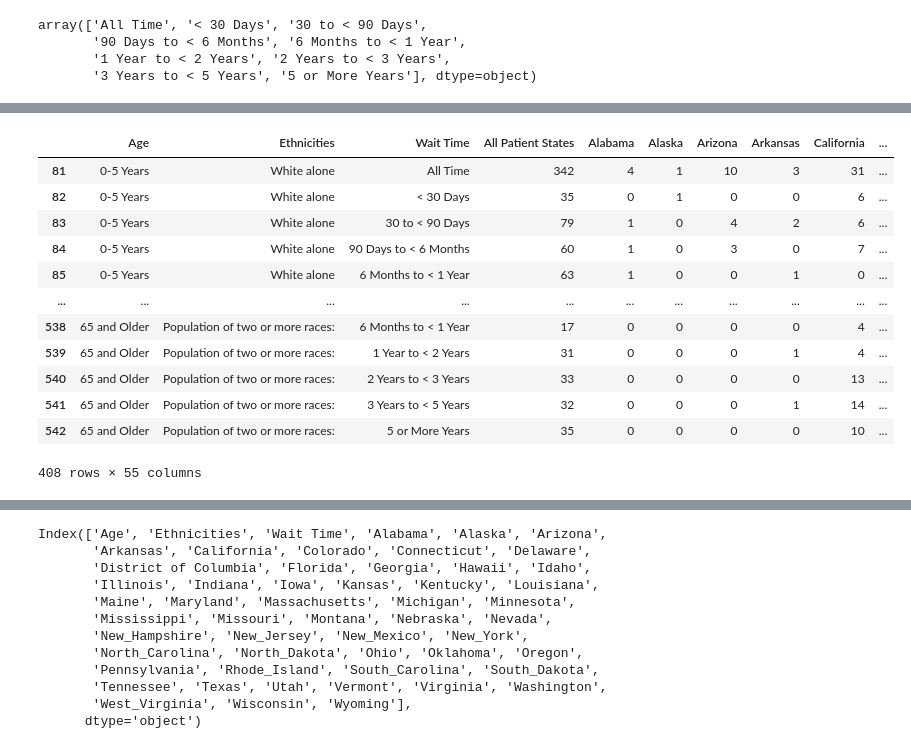
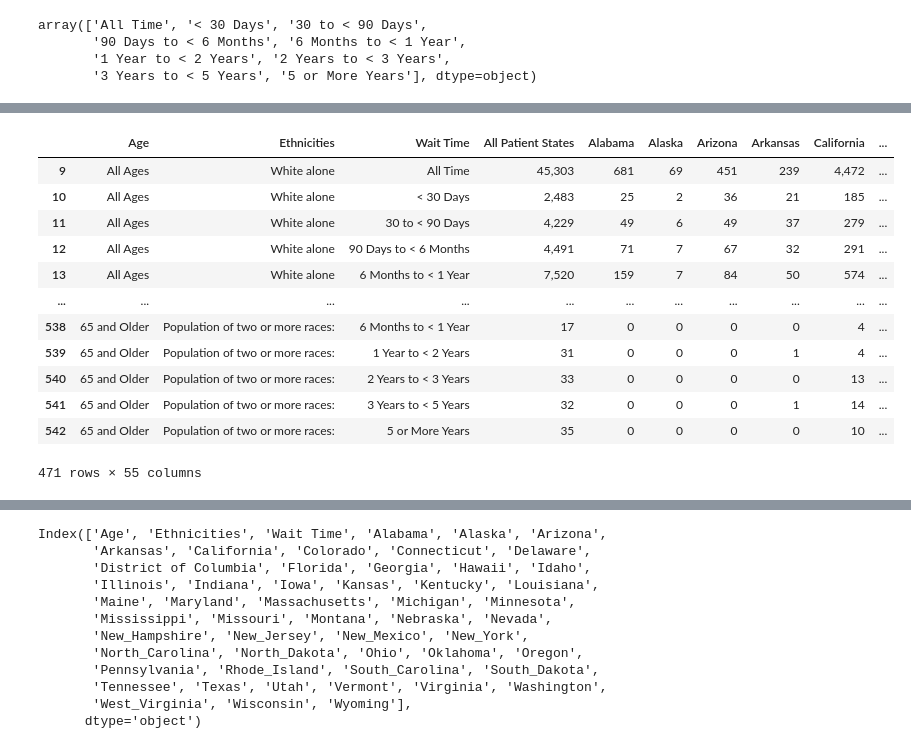
Before and after one commit to mwsierzega/Project3, a Jupyter notebook: Data_Census_OPTN.ipynb, the cells around one changed output, grey strips where cells are left out. Cells and saved outputs as stored; diff of their text form; code cells hidden in the pictures.

```diff
--- a/Data_Census_OPTN.ipynb
+++ b/Data_Census_OPTN.ipynb
@@ -332,21 +356,24 @@ optn_all_age_drop
 # %%
 #create a mask with the values to be removed
-optn_all_age_drop_mask = optn_all_age_drop['Ethnicities'] != 'All Ethnicities'
+#decided to keep in All Ages, so had to rename dataframes
+#optn_age_eth_df
+#optn_all_age_drop_mask = optn_all_age_drop['Ethnicities'] != 'All Ethnicities'
+optn_all_age_drop_mask = optn_age_eth_df['Ethnicities'] != 'All Ethnicities'
 
 #apply the mask to the dataframe and create a new dataframe
-optn_all_ethn_drop = optn_all_age_drop[optn_all_age_drop_mask]
+optn_all_ethn_drop = optn_age_eth_df[optn_all_age_drop_mask]
 optn_all_ethn_drop
 # %% [output]
 |  | Age | Ethnicities | Wait Time | All Patient States | Alabama | Alaska | Arizona | Arkansas | California | ... |
-| 81 | 0-5 Years | White alone | All Time | 342 | 4 | 1 | 10 | 3 | 31 | ... |
-| 82 | 0-5 Years | White alone | < 30 Days | 35 | 0 | 1 | 0 | 0 | 6 | ... |
-| 83 | 0-5 Years | White alone | 30 to < 90 Days | 79 | 1 | 0 | 4 | 2 | 6 | ... |
-| 84 | 0-5 Years | White alone | 90 Days to < 6 Months | 60 | 1 | 0 | 3 | 0 | 7 | ... |
-| 85 | 0-5 Years | White alone | 6 Months to < 1 Year | 63 | 1 | 0 | 0 | 1 | 0 | ... |
+| 9 | All Ages | White alone | All Time | 45,303 | 681 | 69 | 451 | 239 | 4,472 | ... |
+| 10 | All Ages | White alone | < 30 Days | 2,483 | 25 | 2 | 36 | 21 | 185 | ... |
+| 11 | All Ages | White alone | 30 to < 90 Days | 4,229 | 49 | 6 | 49 | 37 | 279 | ... |
+| 12 | All Ages | White alone | 90 Days to < 6 Months | 4,491 | 71 | 7 | 67 | 32 | 291 | ... |
+| 13 | All Ages | White alone | 6 Months to < 1 Year | 7,520 | 159 | 7 | 84 | 50 | 574 | ... |
 | ... | ... | ... | ... | ... | ... | ... | ... | ... | ... | ... |
 | 538 | 65 and Older | Population of two or more races: | 6 Months to < 1 Year | 17 | 0 | 0 | 0 | 0 | 4 | ... |
 | 539 | 65 and Older | Population of two or more races: | 1 Year to < 2 Years | 31 | 0 | 0 | 0 | 1 | 4 | ... |
 | 540 | 65 and Older | Population of two or more races: | 2 Years to < 3 Years | 33 | 0 | 0 | 0 | 0 | 13 | ... |
 | 541 | 65 and Older | Population of two or more races: | 3 Years to < 5 Years | 32 | 0 | 0 | 0 | 1 | 14 | ... |
 | 542 | 65 and Older | Population of two or more races: | 5 or More Years | 35 | 0 | 0 | 0 | 0 | 10 | ... |
-408 rows × 55 columns
+471 rows × 55 columns
```
Also changed, not shown: parts of 21 cells of this notebook, 21 other files.
